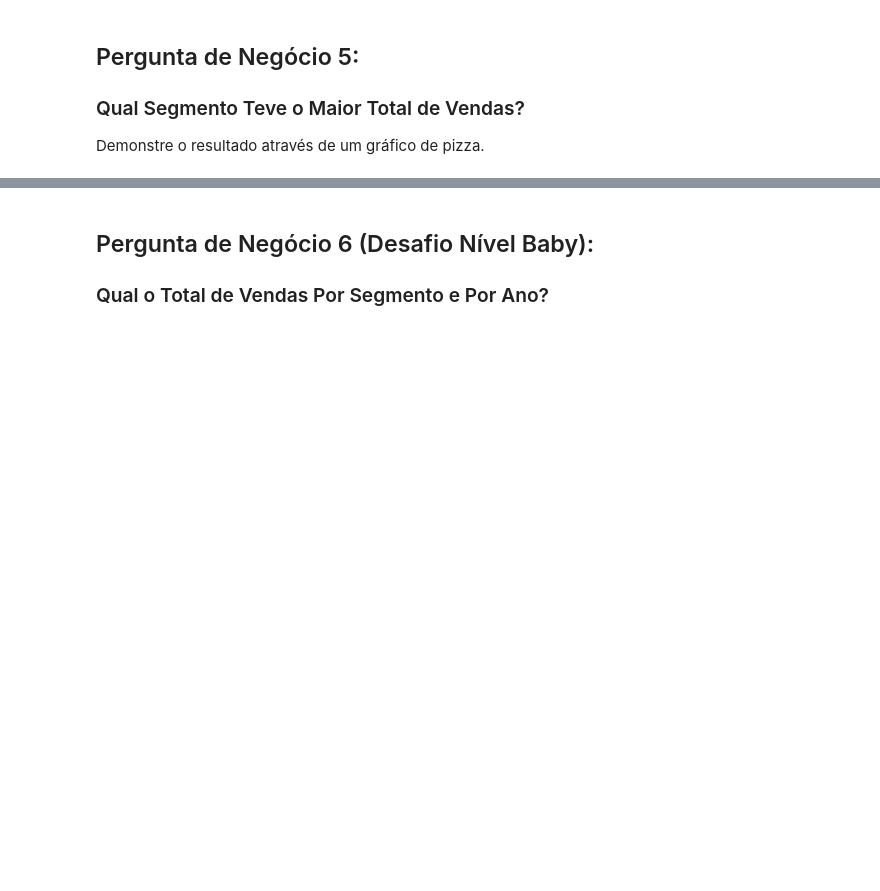
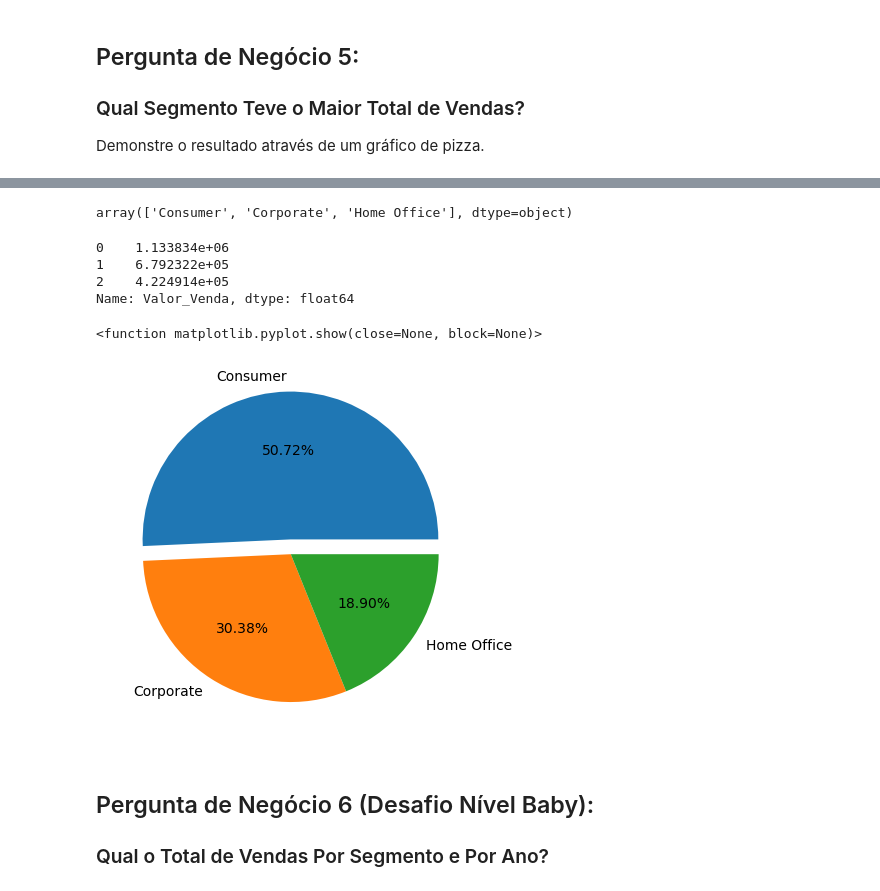
Before and after one commit to DeyvedAntonio/estudos_Analista, a Jupyter notebook: python/curso_dsa/Cap13/Projeto2-Perguntas.ipynb, the cells around one changed output, grey strips where cells are left out. Cells and saved outputs as stored; diff of their text form; code cells hidden in the pictures; blank space fills up the shorter version.

```diff
--- a/python/curso_dsa/Cap13/Projeto2-Perguntas.ipynb
+++ b/python/curso_dsa/Cap13/Projeto2-Perguntas.ipynb
@@ -246,3 +267,23 @@ Demonstre o resultado através de um gráfico de pizza.
+# %%
+df_dsa['Segmento'].unique()
+# %% [output]
+array(['Consumer', 'Corporate', 'Home Office'], dtype=object)
+# %%
+df_dsa_segmento_vendas = df_dsa.groupby('Segmento')['Valor_Venda'].sum().reset_index().sort_values(by='Valor_Venda', ascending=False).head()
+# %%
+df_dsa_segmento_vendas['Valor_Venda']
+# %% [output]
+0    1.133834e+06
+1    6.792322e+05
+2    4.224914e+05
+Name: Valor_Venda, dtype: float64
+# %%
+fig, ax = plt.subplots()
+ax.pie(df_dsa_segmento_vendas['Valor_Venda'], explode=[.1, 0, 0], labels=df_dsa_segmento_vendas['Segmento'], autopct='%1.2f%%')
+plt.show
+# %% [output]
+<function matplotlib.pyplot.show(close=None, block=None)>
+[figure, added]
 # %% [markdown]
 ## Pergunta de Negócio 6 (Desafio Nível Baby):
 
```
Also changed, not shown: parts of 2 cells of this notebook.
